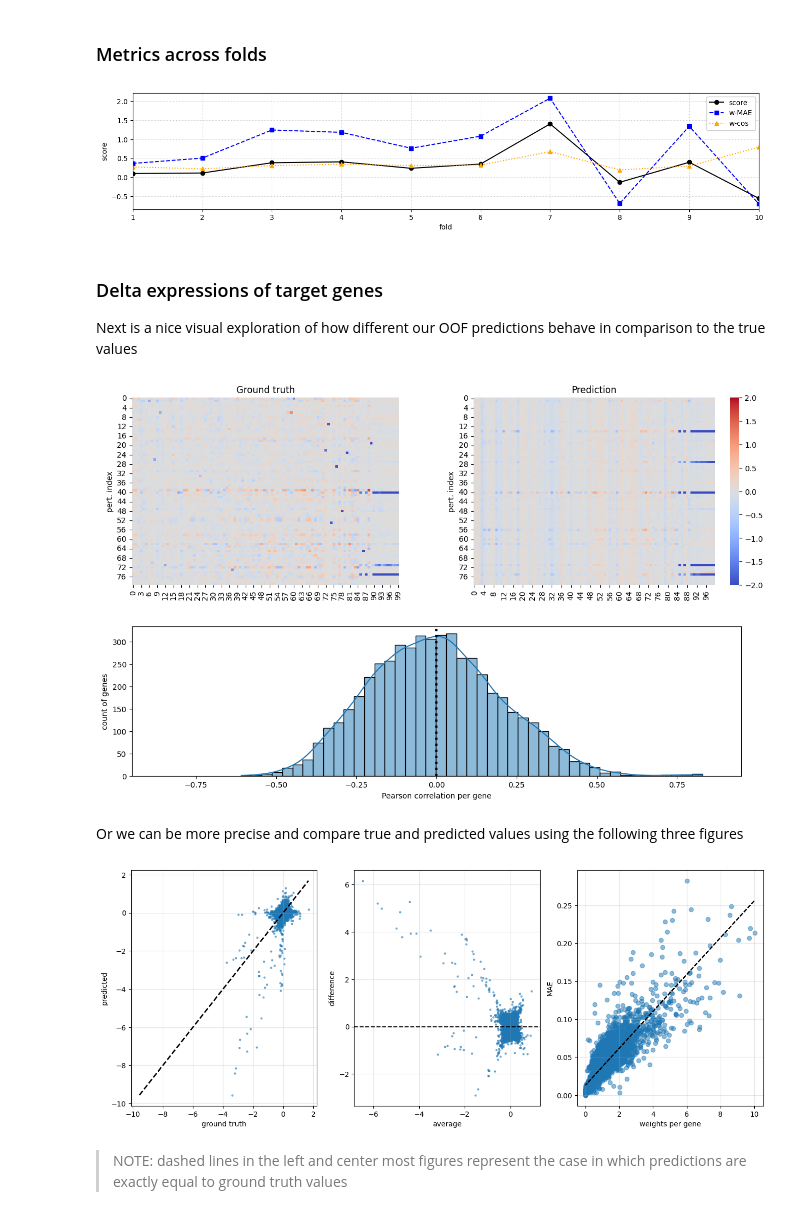
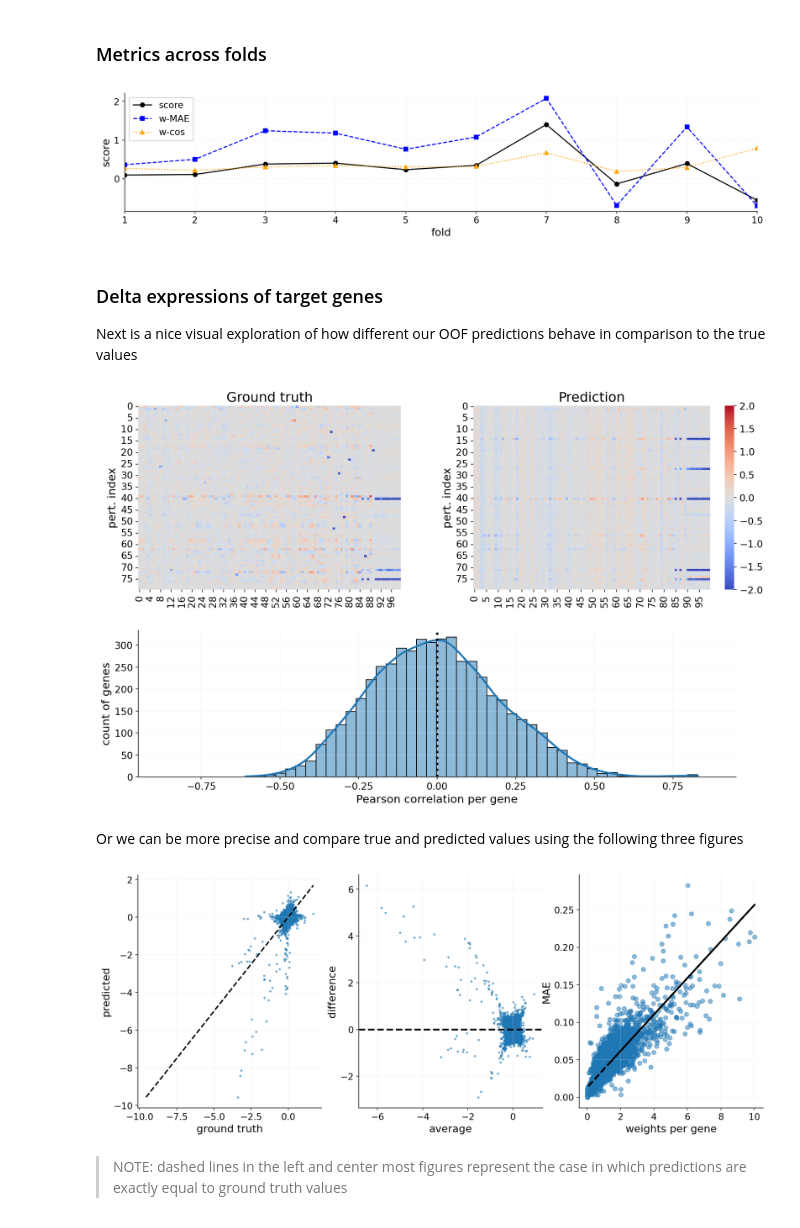
Before and after one commit to fsb2210/myllia-competition, a Jupyter notebook: notebooks/features2ml.ipynb, the cells around one changed output. Drawn from its saved outputs; the diff is of its cells as text; code cells hidden in the pictures.

```diff
--- a/notebooks/features2ml.ipynb
+++ b/notebooks/features2ml.ipynb
@@ -32,6 +32,8 @@ from scipy.optimize import minimize_scalar
 
 # from lightgbm import LGBMRegressor
 import lightgbm as lgb
+# %%
+plt.style.use(f"{config_dir}/fig.mplstyle")
 # %% [markdown]
 We also include the score used by the challenge:
 # %%
@@ -432,7 +435,7 @@ ax.plot(xx, wmae, marker="s", label="w-MAE", color="blue", linewidth=1.5, linest
 ax.plot(xx, wcos, marker="^", label="w-cos", color="orange", linewidth=1.5, linestyle=":")
 ax.legend(loc="best", frameon=True, framealpha=0.95);
 # %% [output]
-[figure, old version]
+[figure, new version]
 # %% [markdown]
 ### Delta expressions of target genes
 
@@ -449,35 +452,35 @@ corrs = np.array(corrs)
 # %%
 # select top 50 most variable genes based on ground truth variance
 gene_vars = np.var(Y, axis=0)
 top_idx = np.argsort(gene_vars)[-100:]
 y_true_subset = Y[:, top_idx]
 pred_subset = oof_predictions[:, top_idx]
 
 fig_shape = (16, 9)
 fig = plt.figure(figsize=fig_shape)
 
 # Top row: two heatmaps with shared colorbar
 ax1 = plt.subplot2grid((20, 20), (0, 0), colspan=8, rowspan=10)
 im1 = sns.heatmap(y_true_subset, cmap="coolwarm", center=0, ax=ax1, cbar=False, vmin=-2, vmax=2)
 ax1.set_title("Ground truth")
 ax1.set_ylabel("pert. index")
 
 ax2 = plt.subplot2grid((20, 20), (0, 10), colspan=9, rowspan=10)
 im2 = sns.heatmap(pred_subset, cmap="coolwarm", center=0, ax=ax2, cbar=True, vmin=-2, vmax=2)
 ax2.set_title("Prediction")
 ax2.set_ylabel("pert. index")
 
 # Bottom row: correlation histogram spanning full width
 ax3 = plt.subplot2grid((20, 20), (12, 0), colspan=18, rowspan=9)
 sns.histplot(corrs, kde=True, ax=ax3)
 ax3.axvline(x=0, color="black", linestyle=":", lw=3)
 ax3.set_xlim(-0.95, 0.95)
 ax3.set_xlabel("Pearson correlation per gene")
 ax3.set_ylabel("count of genes")
 
-if save_files: plt.savefig(fig_fname);
+if save_files: plt.savefig(fig_fname, dpi=300, bbox_inches="tight");
 # %% [output]
-[figure, old version]
+[figure, new version]
 # %% [markdown]
 Or we can be more precise and compare true and predicted values using the following three figures
 # %%
@@ -517,7 +520,7 @@ ax[2].set_ylabel("MAE")
 ax[2].grid(True, alpha=0.3)
 ax[2].plot(w_per_gene, p(w_per_gene), color="black", ls="--");
 # %% [output]
-[figure, old version]
+[figure, new version]
 # %% [markdown]
 > NOTE: dashed lines in the left and center most figures represent the case in which predictions are exactly equal to ground truth values
 # %%
```
Also changed, not shown: parts of 2 cells of this notebook, 4 other files.
